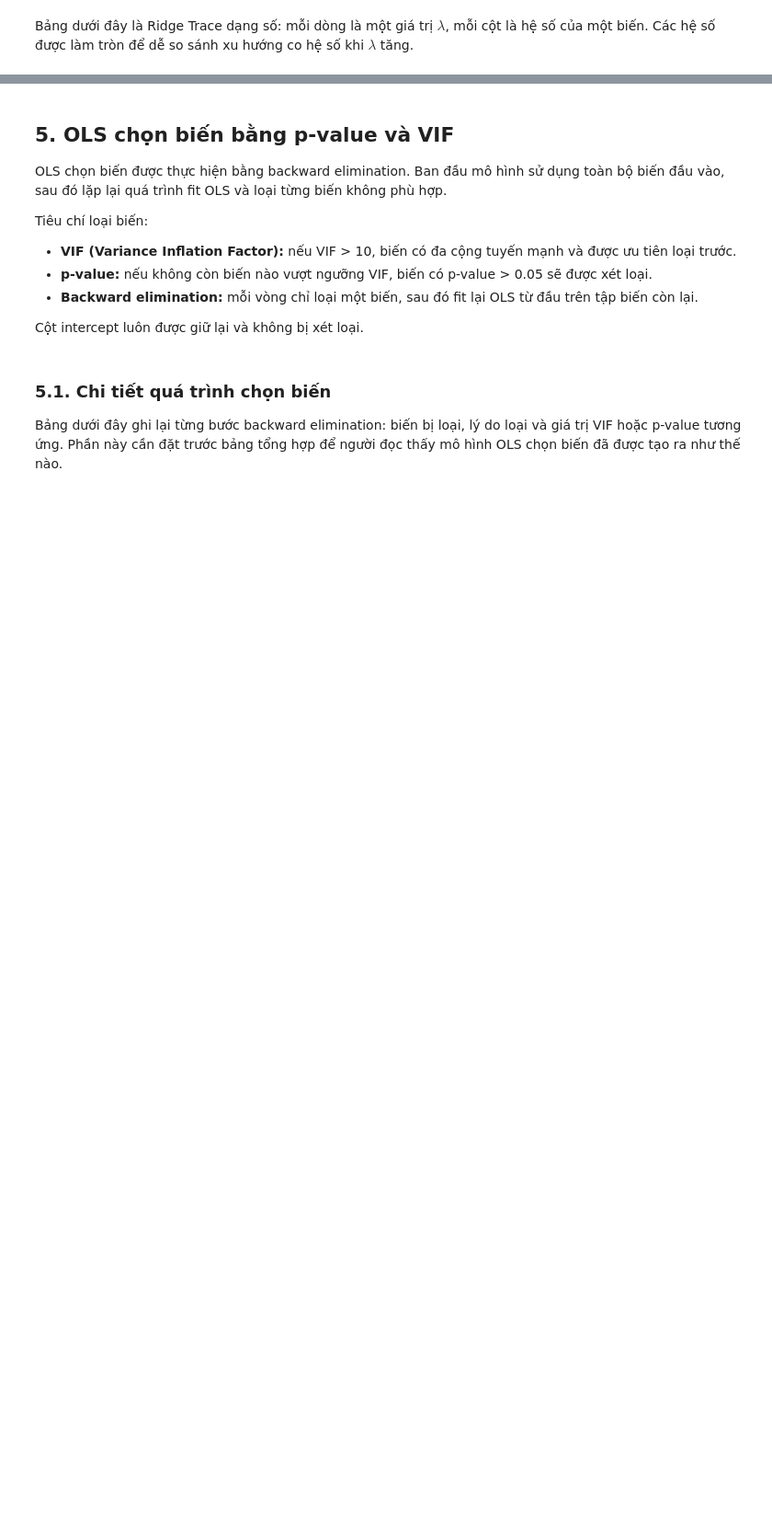
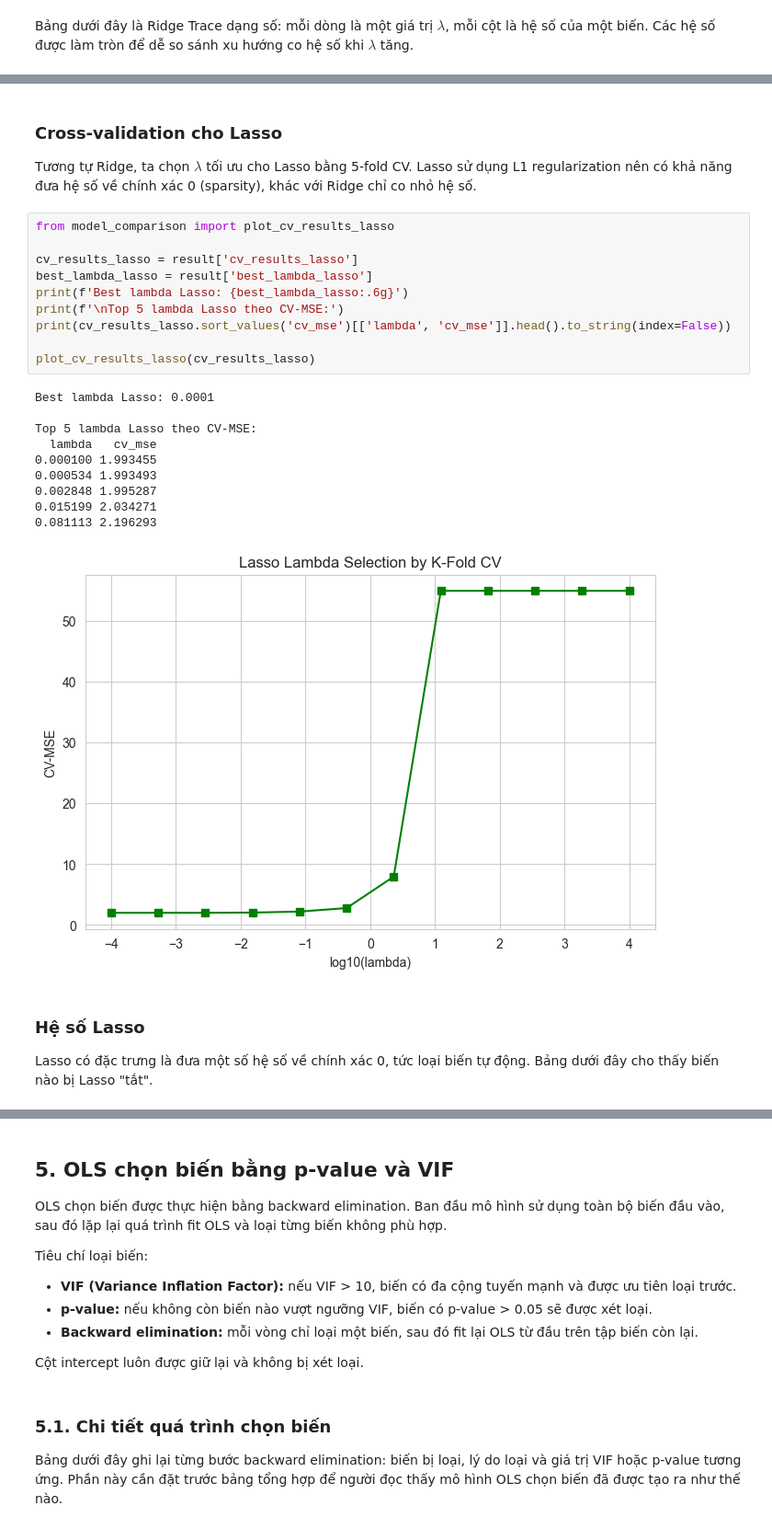
Before and after one commit to TNTruong196/Prj2_TUDTK_N1, a Jupyter notebook: part2/part2_notebook.ipynb, the cells around one changed output, grey strips where cells are left out. Shown at 92% size. Cells and saved outputs as stored; diff of their text form; blank space fills up the shorter version.

```diff
--- a/part2/part2_notebook.ipynb
+++ b/part2/part2_notebook.ipynb
@@ -591,3 +738,33 @@ ridge_trace_table(
 | 22 | 2154.4347 | 3.3333 | 9.9962 | 0.7642 | 1.1387 | 2.1866 | 0.4576 | -0.3587 | ... |
 | 23 | 4641.5888 | 3.6667 | 9.9962 | 0.8327 | 1.0699 | 1.6556 | 0.4758 | -0.5171 | ... |
 | 24 | 10000.0000 | 4.0000 | 9.9962 | 0.7894 | 0.9331 | 1.2531 | 0.4876 | -0.5906 | ... |
+# %% [markdown]
+### Cross-validation cho Lasso
+
+Tương tự Ridge, ta chọn $\lambda$ tối ưu cho Lasso bằng 5-fold CV.
+Lasso sử dụng L1 regularization nên có khả năng đưa hệ số về chính xác 0 (sparsity), khác với Ridge chỉ co nhỏ hệ số.
+# %%
+from model_comparison import plot_cv_results_lasso
+
+cv_results_lasso = result['cv_results_lasso']
+best_lambda_lasso = result['best_lambda_lasso']
+print(f'Best lambda Lasso: {best_lambda_lasso:.6g}')
+print(f'\nTop 5 lambda Lasso theo CV-MSE:')
+print(cv_results_lasso.sort_values('cv_mse')[['lambda', 'cv_mse']].head().to_string(index=False))
+
+plot_cv_results_lasso(cv_results_lasso)
+# %% [output]
+Best lambda Lasso: 0.0001
+
+Top 5 lambda Lasso theo CV-MSE:
+  lambda   cv_mse
+0.000100 1.993455
+0.000534 1.993493
+0.002848 1.995287
+0.015199 2.034271
+0.081113 2.196293
+[figure, added]
+# %% [markdown]
+### Hệ số Lasso
+
+Lasso có đặc trưng là đưa một số hệ số về chính xác 0, tức loại biến tự động. Bảng dưới đây cho thấy biến nào bị Lasso "tắt".
```
Also changed, not shown: parts of 25 cells of this notebook, 10 other files.
